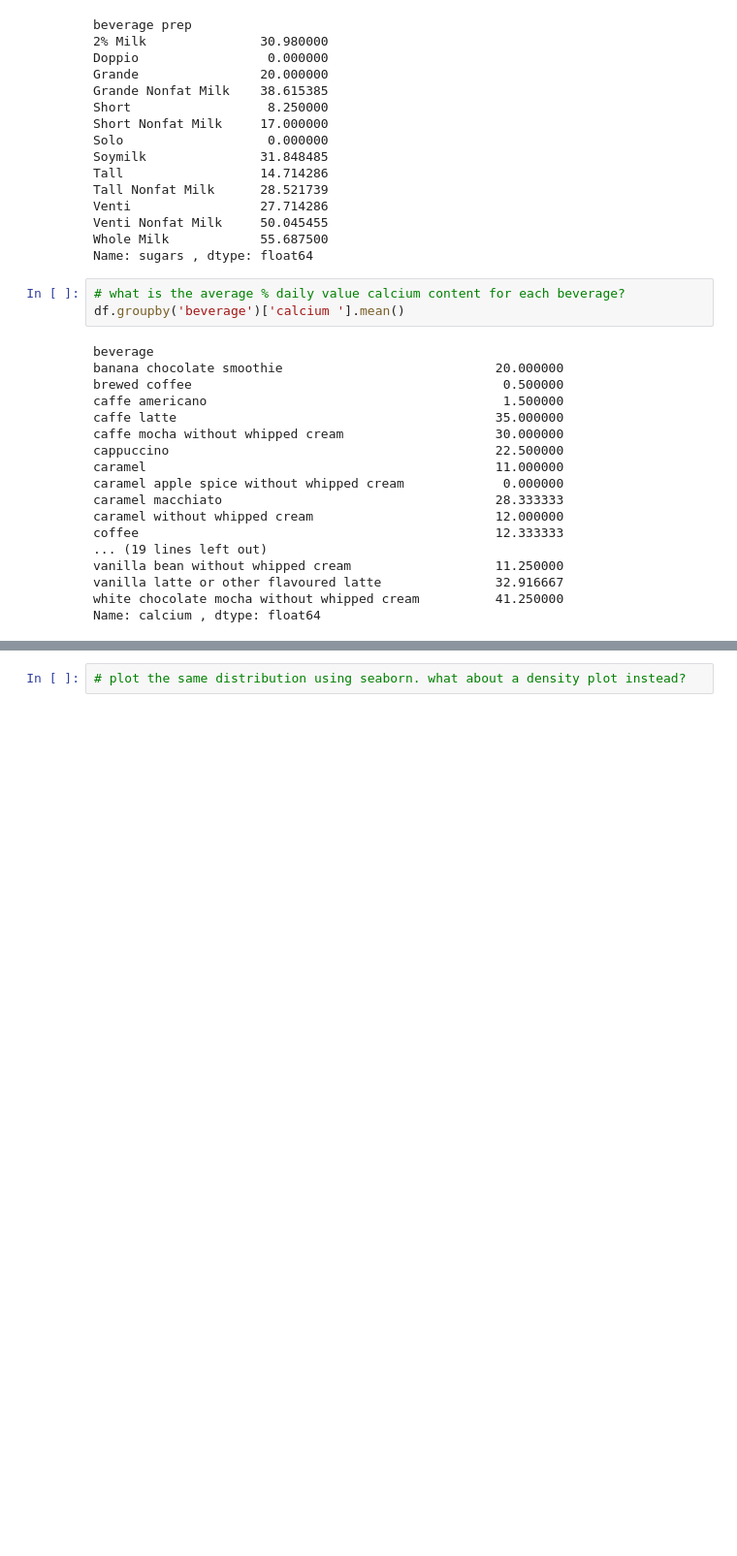
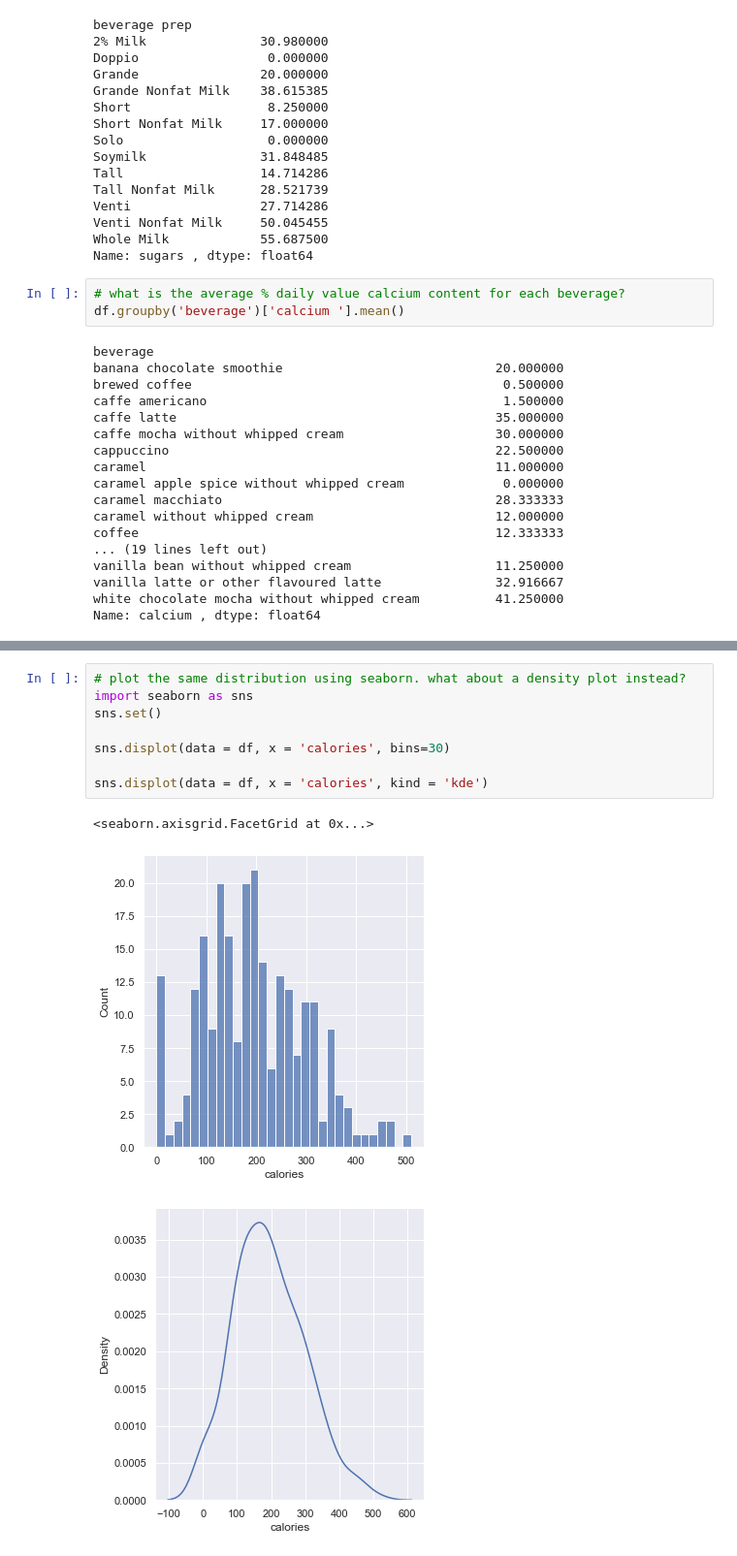
Before and after one commit to skurata681/MDST, a Jupyter notebook: checkpoint2/checkpoint2a.ipynb, the cells around one changed output, grey strips where cells are left out. Shown: that part at 97% size. Saved outputs shown, nothing was run; the diff lists cells and outputs as text; blank space fills up the shorter version.

```diff
--- a/checkpoint2/checkpoint2a.ipynb
+++ b/checkpoint2/checkpoint2a.ipynb
@@ -147,4 +166,14 @@ Name: calcium , dtype: float64
 # %%
 # plot the same distribution using seaborn. what about a density plot instead?
+import seaborn as sns
+sns.set()
+
+sns.displot(data = df, x = 'calories', bins=30)
+
+sns.displot(data = df, x = 'calories', kind = 'kde')
+# %% [output]
+<seaborn.axisgrid.FacetGrid at 0x...>
+[figure, added]
+[figure, added]
 # %%
 # plot calories against total fat using seaborn
```
Also changed, not shown: parts of 7 cells of this notebook.
